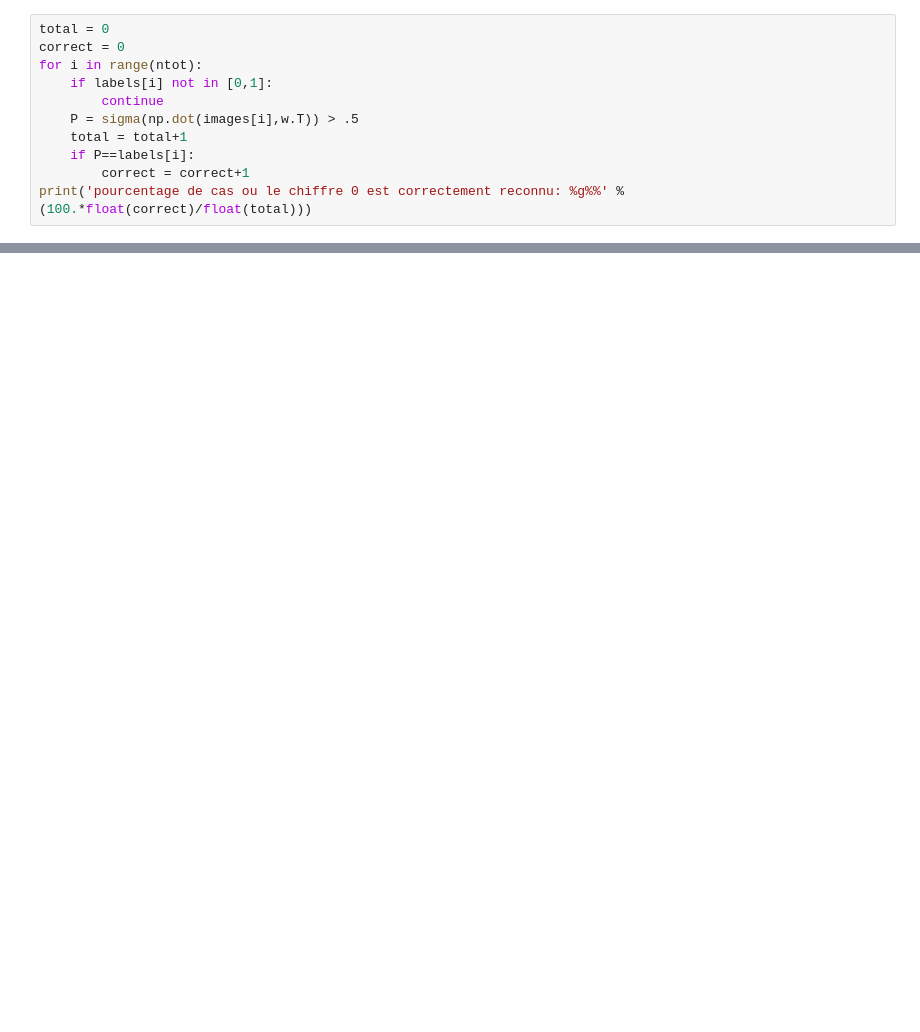
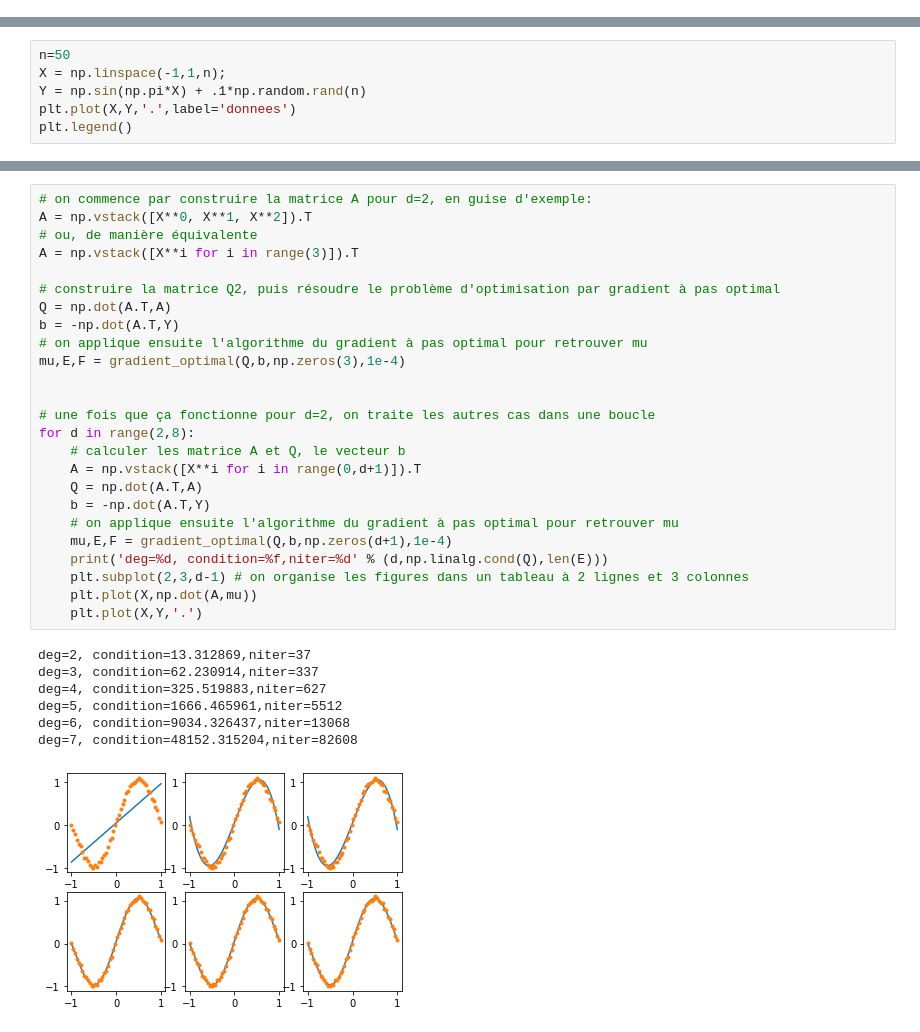
Before and after one commit to LucaNenna/Optimisation_M1, a Jupyter notebook: tp1-correction.ipynb, the cells around one changed output, grey strips where cells are left out. Saved outputs shown, nothing was run; the diff lists cells and outputs as text; blank space fills up the shorter version.

```diff
--- a/tp1-correction.ipynb
+++ b/tp1-correction.ipynb
@@ -475,11 +0,0 @@ iteration 16: f=0.013841, |g|=0.000000, step=1.000000
-# %%
-total = 0
-correct = 0
-for i in range(ntot):
-    if labels[i] not in [0,1]:
-        continue
-    P = sigma(np.dot(images[i],w.T)) > .5
-    total = total+1
-    if P==labels[i]:
-        correct = correct+1
-print('pourcentage de cas ou le chiffre 0 est correctement reconnu: %g%%' % (100.*float(correct)/float(total)))
@@ -531,0 +252,6 @@ pourcentage de cas ou le chiffre 0 est correctement reconnu: 98.6%
+# %%
+n=50
+X = np.linspace(-1,1,n);
+Y = np.sin(np.pi*X) + .1*np.random.rand(n)
+plt.plot(X,Y,'.',label='donnees')
+plt.legend()
@@ -531,0 +302,33 @@ pourcentage de cas ou le chiffre 0 est correctement reconnu: 98.6%
+# %%
+# on commence par construire la matrice A pour d=2, en guise d'exemple:
+A = np.vstack([X**0, X**1, X**2]).T
+# ou, de manière équivalente
+A = np.vstack([X**i for i in range(3)]).T
+
+# construire la matrice Q2, puis résoudre le problème d'optimisation par gradient à pas optimal
+Q = np.dot(A.T,A)
+b = -np.dot(A.T,Y)
+# on applique ensuite l'algorithme du gradient à pas optimal pour retrouver mu
+mu,E,F = gradient_optimal(Q,b,np.zeros(3),1e-4)
+
+
+# une fois que ça fonctionne pour d=2, on traite les autres cas dans une boucle
+for d in range(2,8):
+    # calculer les matrice A et Q, le vecteur b
+    A = np.vstack([X**i for i in range(0,d+1)]).T
+    Q = np.dot(A.T,A)
+    b = -np.dot(A.T,Y)
+    # on applique ensuite l'algorithme du gradient à pas optimal pour retrouver mu
+    mu,E,F = gradient_optimal(Q,b,np.zeros(d+1),1e-4)
+    print('deg=%d, condition=%f,niter=%d' % (d,np.linalg.cond(Q),len(E)))
+    plt.subplot(2,3,d-1) # on organise les figures dans un tableau à 2 lignes et 3 colonnes
+    plt.plot(X,np.dot(A,mu))
+    plt.plot(X,Y,'.')
+# %% [output]
+deg=2, condition=13.312869,niter=37
+deg=3, condition=62.230914,niter=337
+deg=4, condition=325.519883,niter=627
+deg=5, condition=1666.465961,niter=5512
+deg=6, condition=9034.326437,niter=13068
+deg=7, condition=48152.315204,niter=82608
+[figure, added]
```
Also changed, not shown: parts of 47 cells of this notebook, 1 other file.
